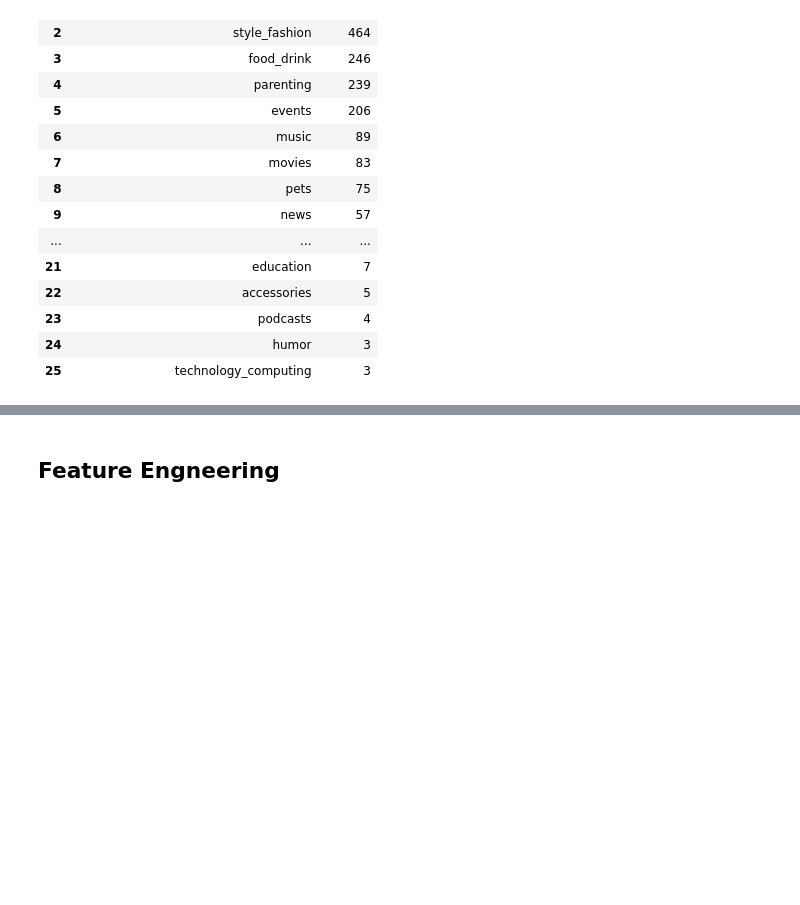
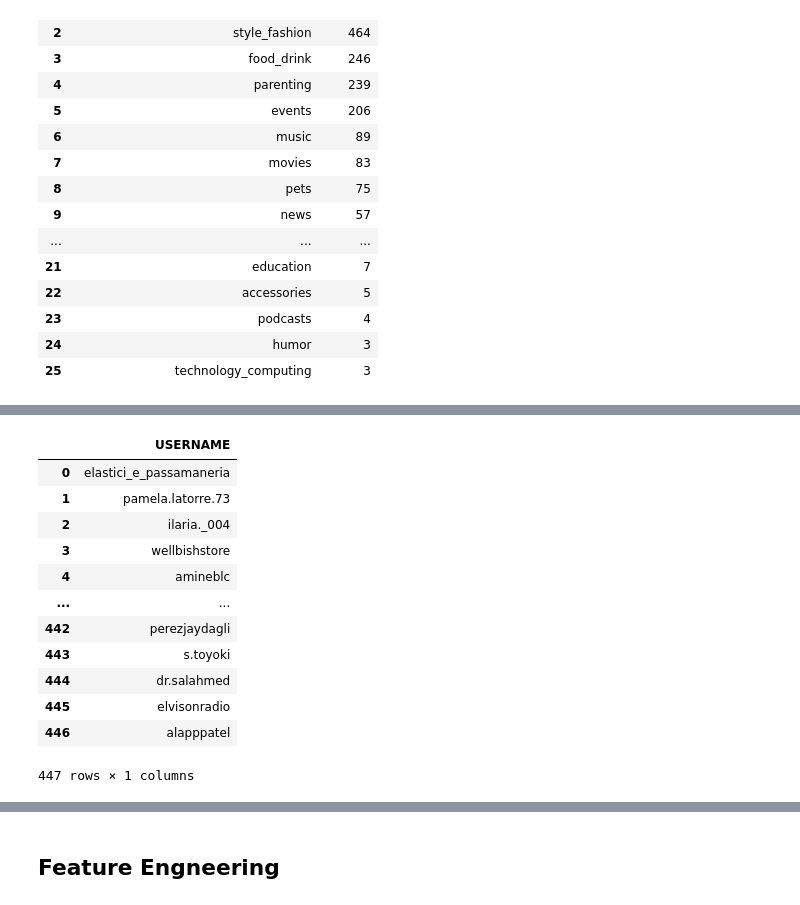
Before and after one commit to Raanank10/Instagram-s-influencers, a Jupyter notebook: Instagram_influencers.ipynb, the cells around one changed output, grey strips where cells are left out. Drawn from its saved outputs; the diff is of its cells as text; code cells hidden in the pictures; blank space fills up the shorter version.

```diff
--- a/Instagram_influencers.ipynb
+++ b/Instagram_influencers.ipynb
@@ -410,0 +518,16 @@ df.groupby(['ACCESSIBILITY_CAPTION_INTEREST']).size().sort_values(ascending=Fals
+# %%
+col_list
+# %% [output]
+|  | USERNAME |
+| 0 | elastici_e_passamaneria |
+| 1 | pamela.latorre.73 |
+| 2 | ilaria._004 |
+| 3 | wellbishstore |
+| 4 | amineblc |
+| ... | ... |
+| 442 | perezjaydagli |
+| 443 | s.toyoki |
+| 444 | dr.salahmed |
+| 445 | elvisonradio |
+| 446 | alapppatel |
+447 rows × 1 columns
```
Also changed, not shown: parts of 25 cells of this notebook.
